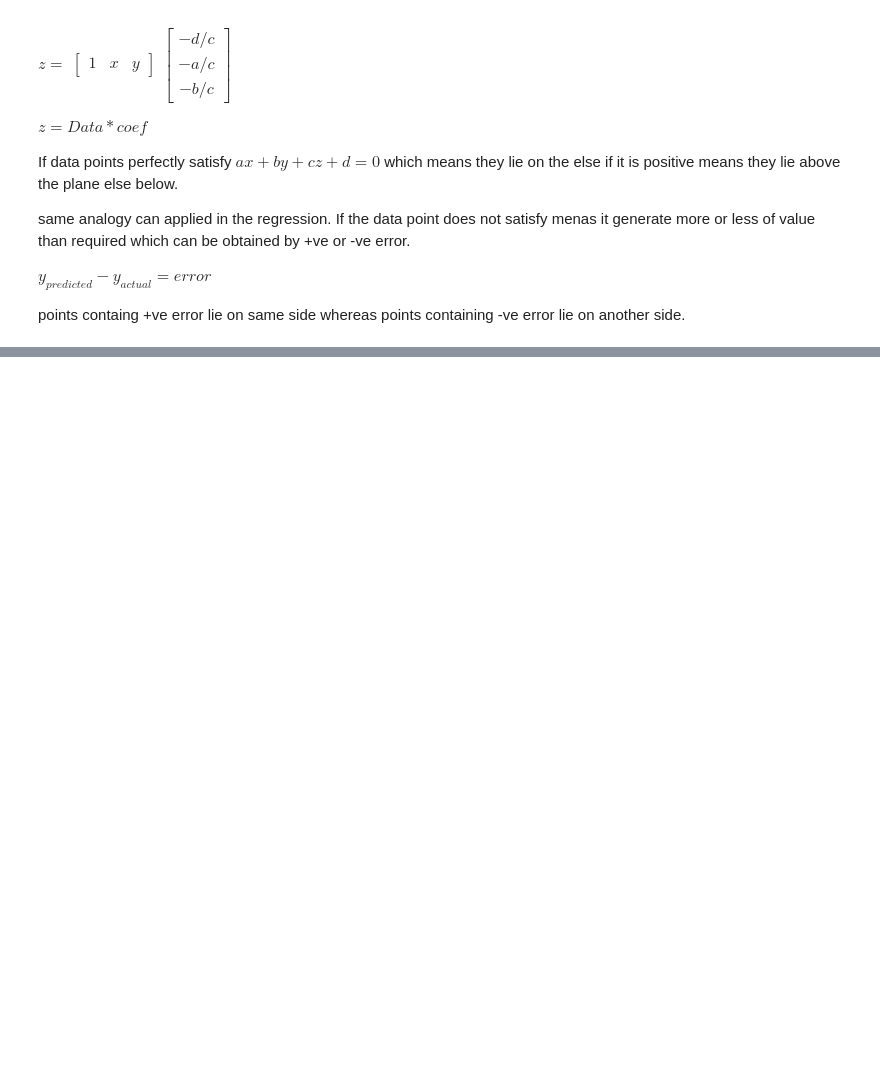
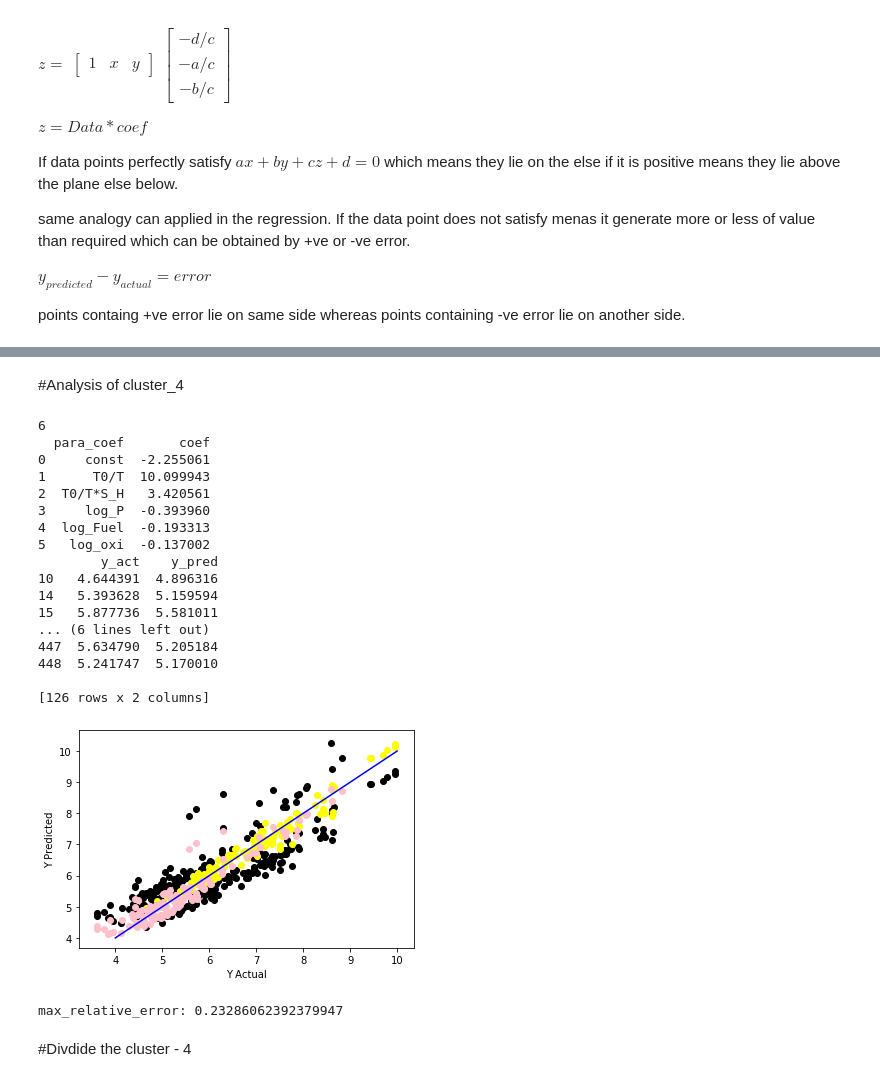
Before and after one commit to pragneshrana/Algo_Trial, a Jupyter notebook: Fuel_Reg.ipynb, the cells around one changed output, grey strips where cells are left out. Cells and saved outputs as stored; diff of their text form; code cells hidden in the pictures; blank space fills up the shorter version.

```diff
--- a/Fuel_Reg.ipynb
+++ b/Fuel_Reg.ipynb
@@ -654,0 +693,57 @@ See the caveats in the documentation: http://pandas.pydata.org/pandas-docs/stabl
+# %% [markdown]
+#Analysis of cluster_4
+# %%
+X_train_clus_4 = cluster_4.iloc[:,:-2]
+y_train_clus_4 = cluster_4.iloc[:,-2]
+coef_cluster_4 = regression(X_train_clus_4,y_train_clus_4)
+
+#Coefficent table
+coef_result_clus_4 = pd.DataFrame([])
+coef_result_clus_4['para_coef'] =X_train_clus_4.columns
+coef_result_clus_4['coef'] = coef_cluster_4
+print(coef_result_clus_4)
+
+#prediction
+y_hat_train_clus_4 = X_train_clus_4.dot(coef_cluster_4)
+
+#comparing the actual and predicted value
+compare = pd.DataFrame([])
+compare['y_act'] = y_train_clus_4
+compare['y_pred'] = y_hat_train_clus_4
+print(compare)
+
+import matplotlib.pyplot as plt
+center_data = np.linspace(4,10,100)
+plt.plot(center_data,center_data,'b')
+plt.scatter(y_train_clus_2,y_hat_train_clus_2,c='black')
+plt.scatter(y_train_clus_3,y_hat_train_clus_3,c='yellow')
+plt.scatter(y_train_clus_4,y_hat_train_clus_4,c='pink')
+plt.xlabel('Y Actual')
+plt.ylabel('Y Predicted')
+plt.show()
+
+#maximum relative error in clutser
+max_relative_error_clus_4 = np.max(np.abs(y_train_clus_4 - y_hat_train_clus_4)/np.abs(y_train_clus_4))
+print('max_relative_error:',max_relative_error_clus_4)
+# %% [output]
+6
+  para_coef       coef
+0     const  -2.255061
+1      T0/T  10.099943
+2  T0/T*S_H   3.420561
+3     log_P  -0.393960
+4  log_Fuel  -0.193313
+5   log_oxi  -0.137002
+        y_act    y_pred
+10   4.644391  4.896316
+14   5.393628  5.159594
+15   5.877736  5.581011
+... (6 lines left out)
+447  5.634790  5.205184
+448  5.241747  5.170010
+
+[126 rows x 2 columns]
+[figure, added]
+max_relative_error: 0.23286062392379947
+# %% [markdown]
+#Divdide the cluster - 4
```
Also changed, not shown: parts of 15 cells of this notebook.
